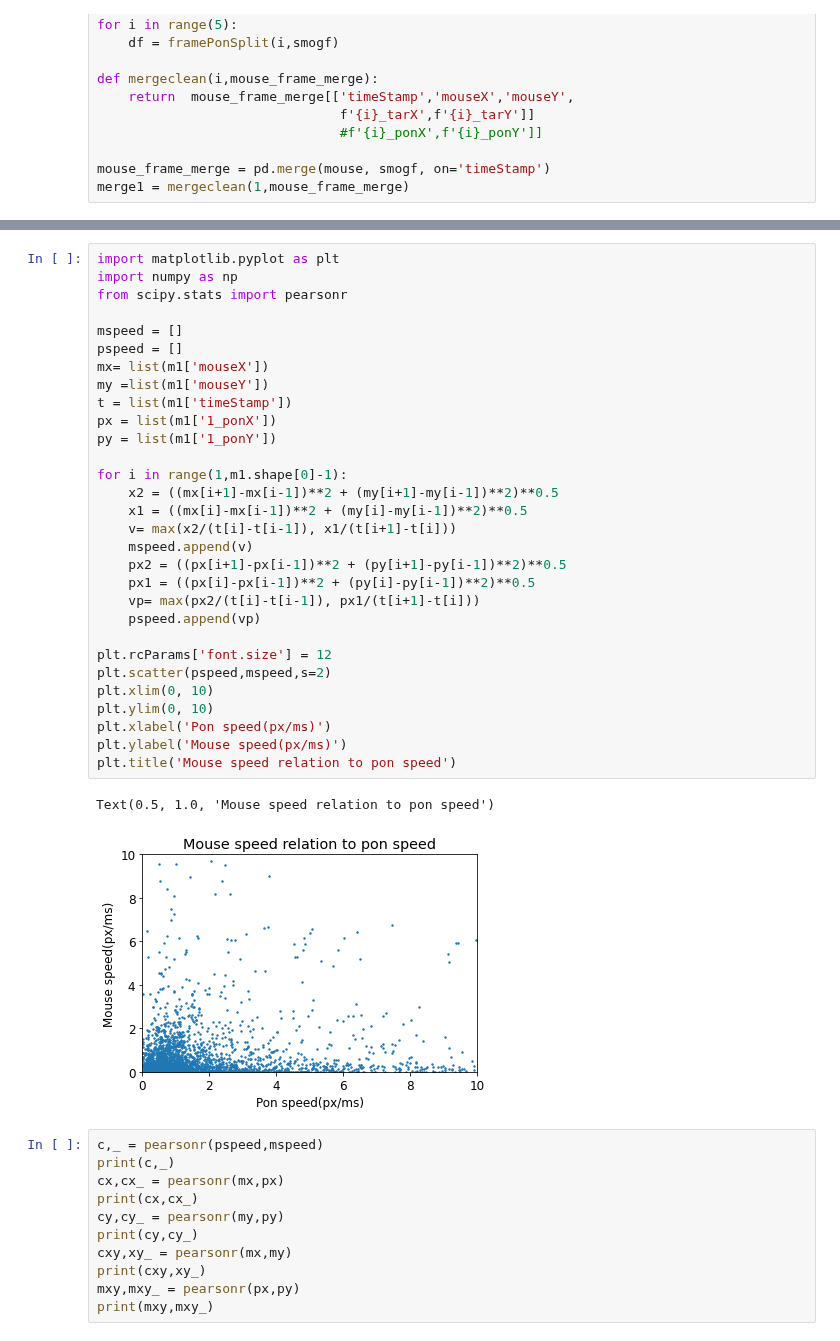
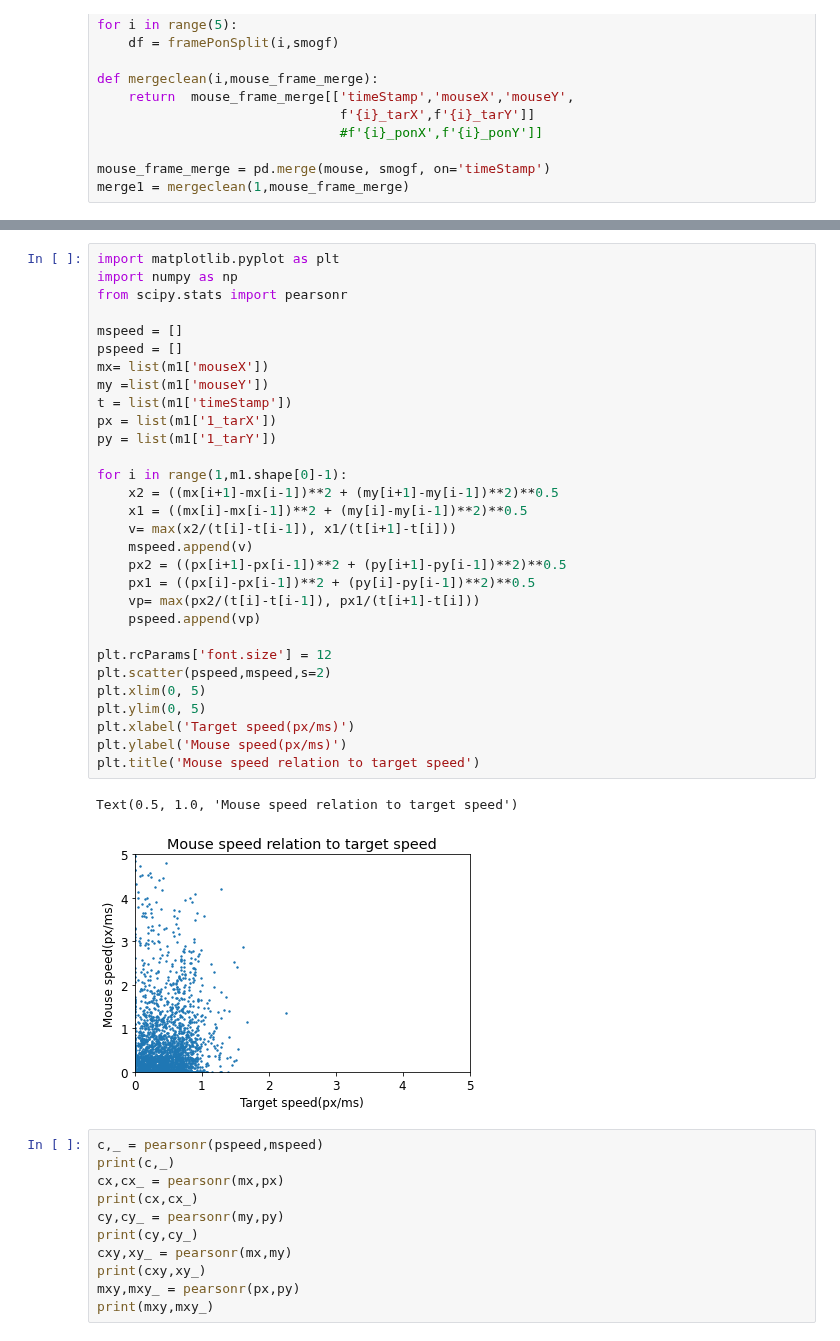
Before and after one commit to ZHTis/count, a Jupyter notebook: datacolin/colin_mouse.ipynb, the cells around one changed output, grey strips where cells are left out. Cells and saved outputs as stored; diff of their text form.

```diff
--- a/datacolin/colin_mouse.ipynb
+++ b/datacolin/colin_mouse.ipynb
@@ -169,36 +169,36 @@ m1
 # %%
 import matplotlib.pyplot as plt
 import numpy as np
 from scipy.stats import pearsonr
 
 mspeed = []
 pspeed = []
 mx= list(m1['mouseX'])
 my =list(m1['mouseY'])
 t = list(m1['timeStamp'])
-px = list(m1['1_ponX'])
-py = list(m1['1_ponY'])
+px = list(m1['1_tarX'])
+py = list(m1['1_tarY'])
 
 for i in range(1,m1.shape[0]-1):
     x2 = ((mx[i+1]-mx[i-1])**2 + (my[i+1]-my[i-1])**2)**0.5
     x1 = ((mx[i]-mx[i-1])**2 + (my[i]-my[i-1])**2)**0.5
     v= max(x2/(t[i]-t[i-1]), x1/(t[i+1]-t[i]))
     mspeed.append(v)
     px2 = ((px[i+1]-px[i-1])**2 + (py[i+1]-py[i-1])**2)**0.5
     px1 = ((px[i]-px[i-1])**2 + (py[i]-py[i-1])**2)**0.5
     vp= max(px2/(t[i]-t[i-1]), px1/(t[i+1]-t[i]))
     pspeed.append(vp)
 
 plt.rcParams['font.size'] = 12
 plt.scatter(pspeed,mspeed,s=2)
-plt.xlim(0, 10)
-plt.ylim(0, 10)
-plt.xlabel('Pon speed(px/ms)')
+plt.xlim(0, 5)
+plt.ylim(0, 5)
+plt.xlabel('Target speed(px/ms)')
 plt.ylabel('Mouse speed(px/ms)')
-plt.title('Mouse speed relation to pon speed')
+plt.title('Mouse speed relation to target speed')
 # %% [output]
-Text(0.5, 1.0, 'Mouse speed relation to pon speed')
+Text(0.5, 1.0, 'Mouse speed relation to target speed')
-[figure, old version]
+[figure, new version]
 # %%
 c,_ = pearsonr(pspeed,mspeed)
 print(c,_)
```
Also changed, not shown: parts of 2 cells of this notebook, 3 other files.
